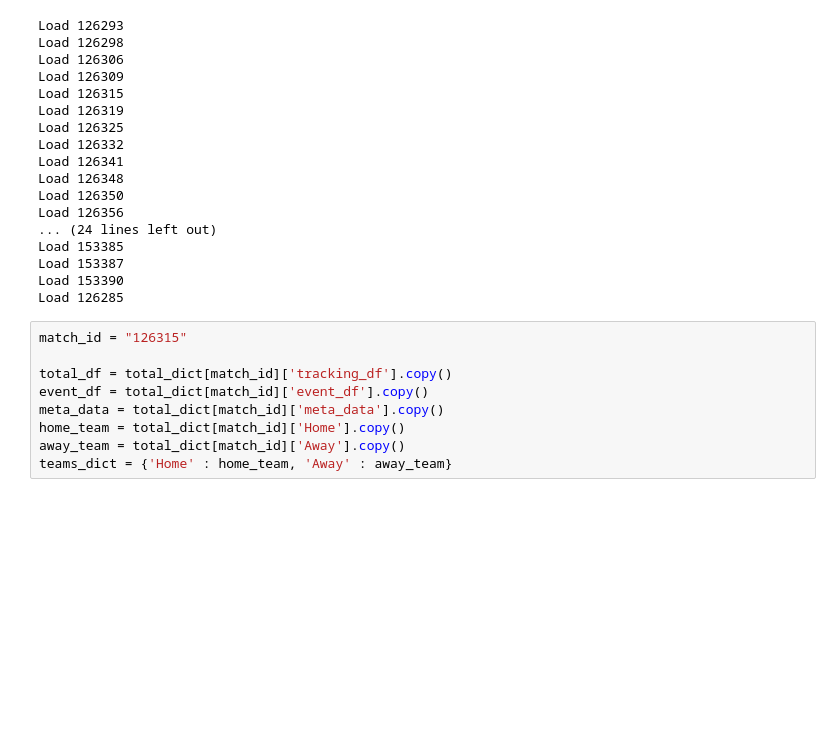
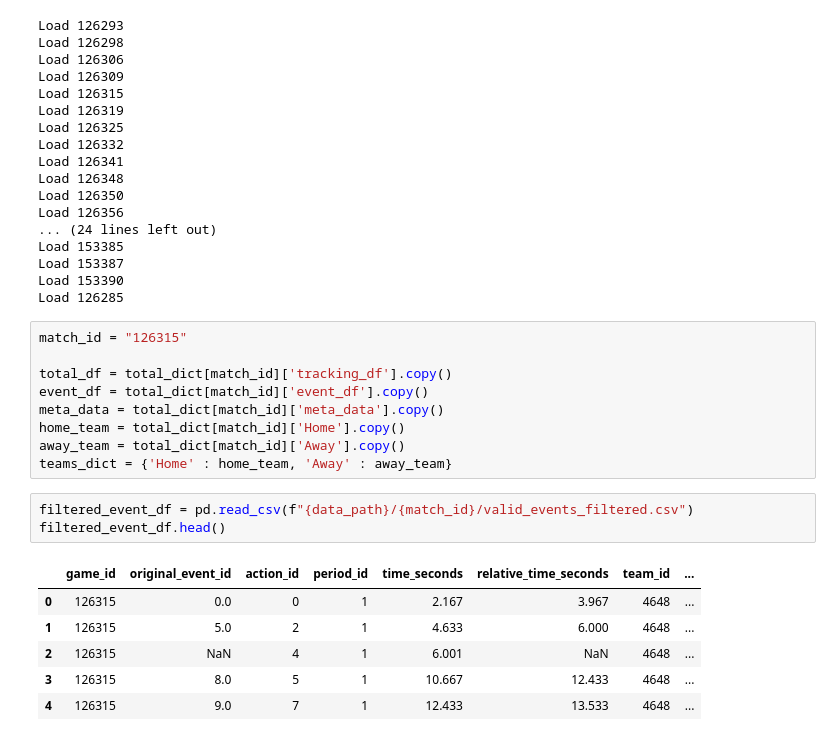
Before and after one commit to leemingo/express-v2, a Jupyter notebook: notebook/5-check-pressing.ipynb, the cells around one changed output. Drawn from its saved outputs; the diff is of its cells as text; blank space fills up the shorter version.

```diff
--- a/notebook/5-check-pressing.ipynb
+++ b/notebook/5-check-pressing.ipynb
@@ -86,3 +86,13 @@ meta_data = total_dict[match_id]['meta_data'].copy()
 home_team = total_dict[match_id]['Home'].copy()
 away_team = total_dict[match_id]['Away'].copy()
 teams_dict = {'Home' : home_team, 'Away' : away_team}
+# %%
+filtered_event_df = pd.read_csv(f"{data_path}/{match_id}/valid_events_filtered.csv")
+filtered_event_df.head()
+# %% [output]
+|  | game_id | original_event_id | action_id | period_id | time_seconds | relative_time_seconds | team_id | ... |
+| 0 | 126315 | 0.0 | 0 | 1 | 2.167 | 3.967 | 4648 | ... |
+| 1 | 126315 | 5.0 | 2 | 1 | 4.633 | 6.000 | 4648 | ... |
+| 2 | 126315 | NaN | 4 | 1 | 6.001 | NaN | 4648 | ... |
+| 3 | 126315 | 8.0 | 5 | 1 | 10.667 | 12.433 | 4648 | ... |
+| 4 | 126315 | 9.0 | 7 | 1 | 12.433 | 13.533 | 4648 | ... |
```
Also changed, not shown: parts of 23 cells of this notebook, 13 other files.
